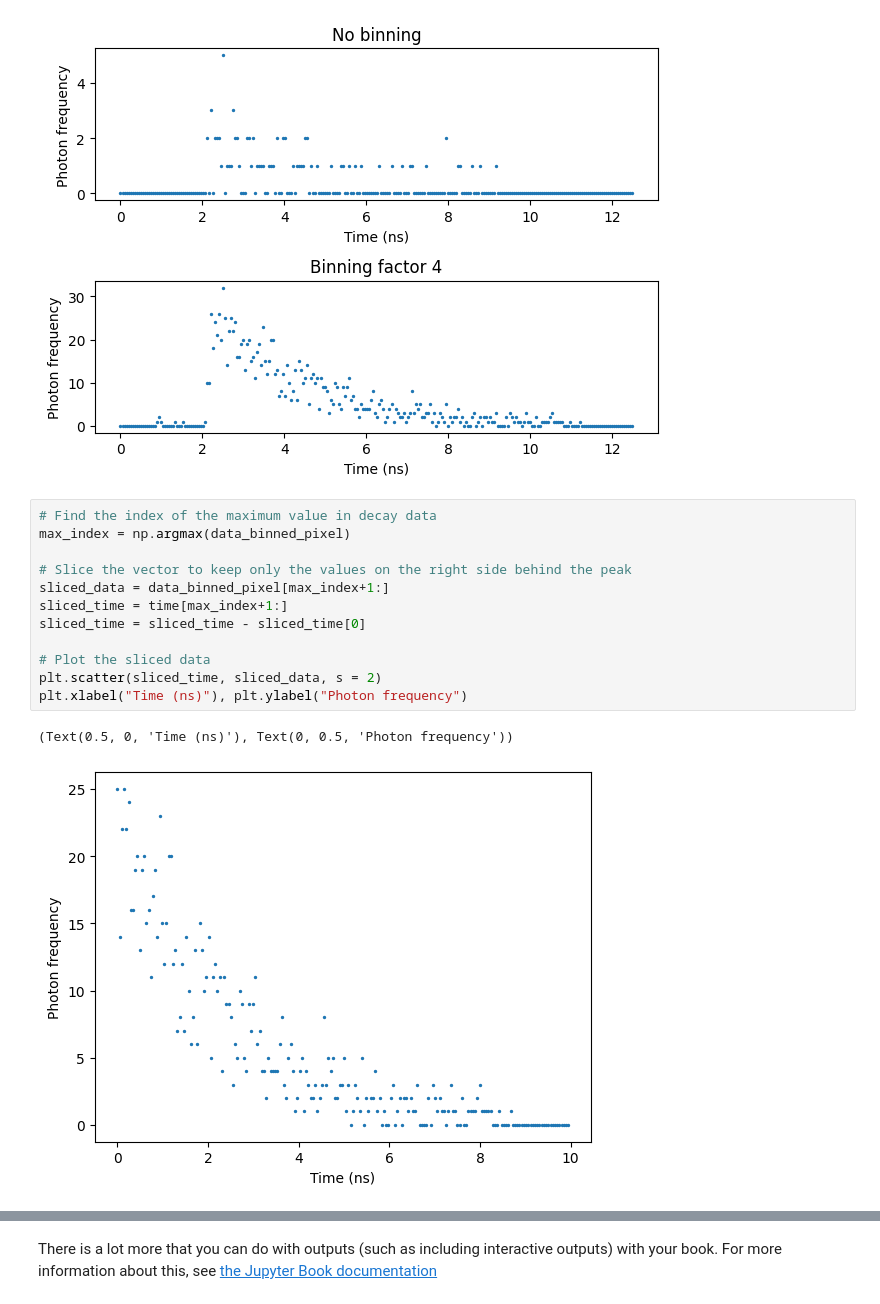
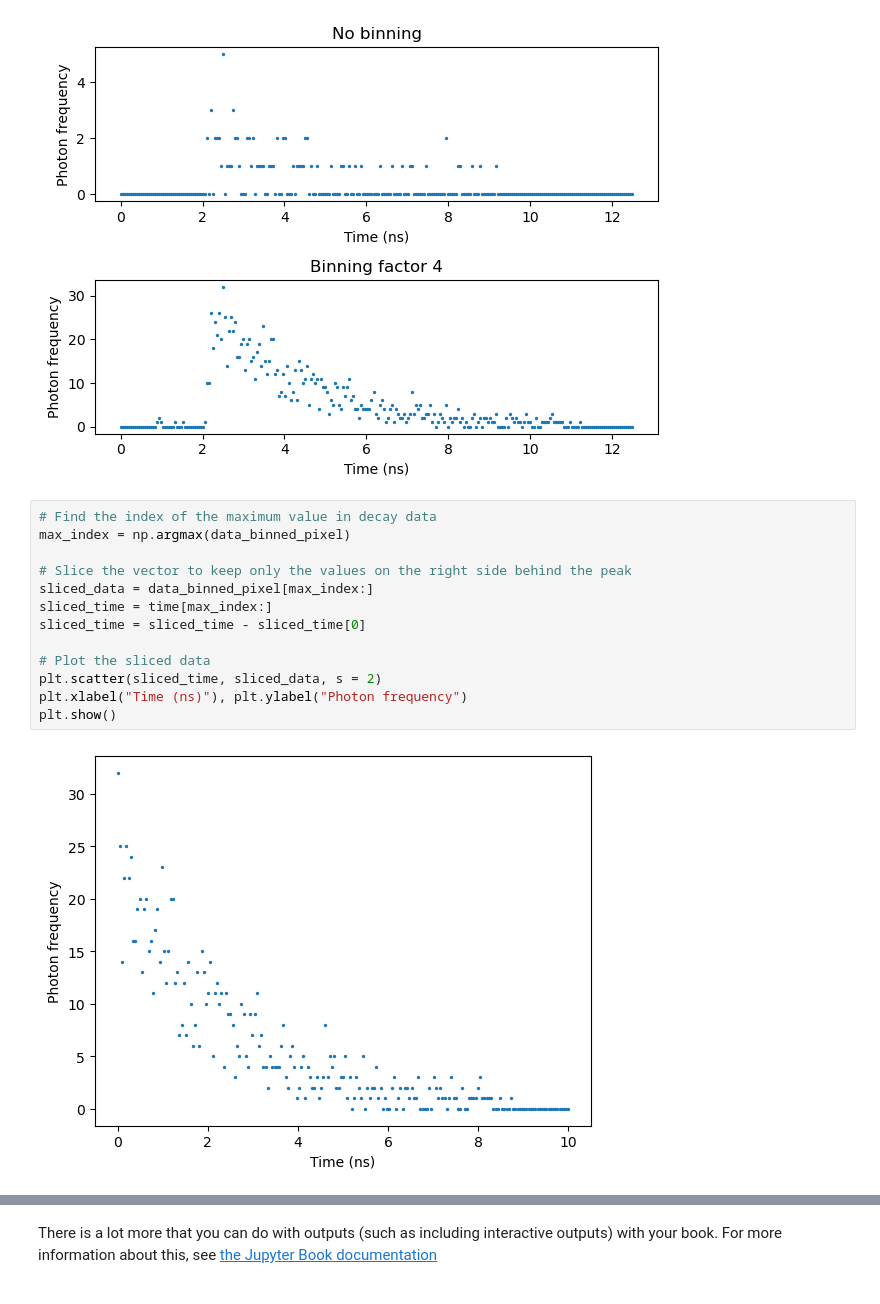
Before and after one commit to IPHYS-BIF/Animal_course_2024_jupiter_notebook, a Jupyter notebook: animal_course_2024/FLIM_notebooks.ipynb, the cells around one changed output, grey strips where cells are left out. Saved outputs shown, nothing was run; the diff lists cells and outputs as text.

```diff
--- a/animal_course_2024/FLIM_notebooks.ipynb
+++ b/animal_course_2024/FLIM_notebooks.ipynb
@@ -135,18 +137,18 @@ fig.tight_layout()
 # %%
 # Find the index of the maximum value in decay data
 max_index = np.argmax(data_binned_pixel)
 
 # Slice the vector to keep only the values on the right side behind the peak
-sliced_data = data_binned_pixel[max_index+1:]
-sliced_time = time[max_index+1:]
+sliced_data = data_binned_pixel[max_index:]
+sliced_time = time[max_index:]
 sliced_time = sliced_time - sliced_time[0]
 
 # Plot the sliced data
 plt.scatter(sliced_time, sliced_data, s = 2)
 plt.xlabel("Time (ns)"), plt.ylabel("Photon frequency")
+plt.show()
 # %% [output]
-(Text(0.5, 0, 'Time (ns)'), Text(0, 0.5, 'Photon frequency'))
-[figure, old version]
+[figure, new version]
 # %%
 # Laser frequency input
 f_laser = 80e6
```
Also changed, not shown: parts of 6 cells of this notebook.
